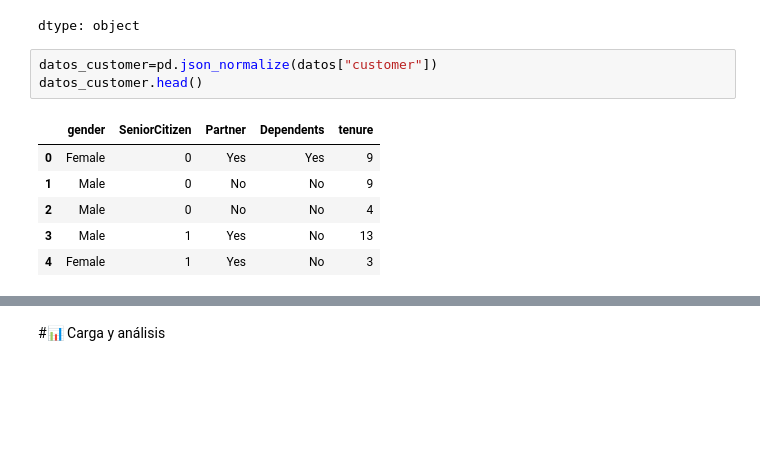
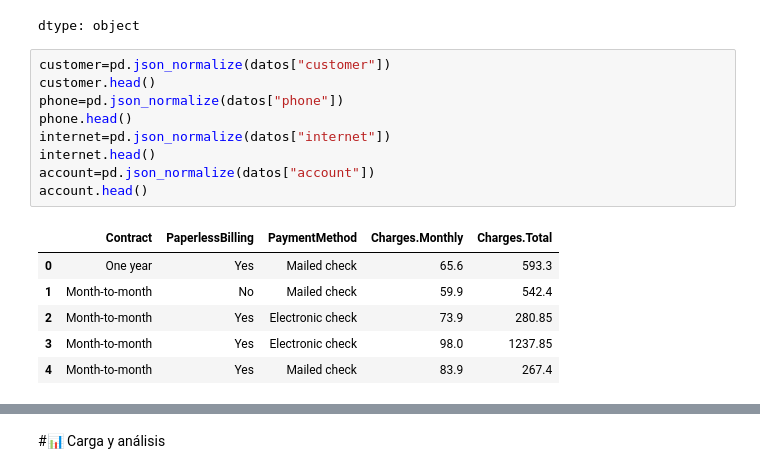
Before and after one commit to cmrondon2000/challenge2-data-science-LATAM, a Jupyter notebook: TelecomX_LATAM.ipynb, the cells around one changed output, grey strips where cells are left out. Cells and saved outputs as stored; diff of their text form; blank space fills up the shorter version.

```diff
--- a/TelecomX_LATAM.ipynb
+++ b/TelecomX_LATAM.ipynb
@@ -68,13 +71,19 @@ datos.dtypes
 | internet | object |
 | account | object |
 dtype: object
-# %%
-datos_customer=pd.json_normalize(datos["customer"])
-datos_customer.head()
-# %% [output]
-|  | gender | SeniorCitizen | Partner | Dependents | tenure |
-| 0 | Female | 0 | Yes | Yes | 9 |
-| 1 | Male | 0 | No | No | 9 |
-| 2 | Male | 0 | No | No | 4 |
-| 3 | Male | 1 | Yes | No | 13 |
-| 4 | Female | 1 | Yes | No | 3 |
+# %%
+customer=pd.json_normalize(datos["customer"])
+customer.head()
+phone=pd.json_normalize(datos["phone"])
+phone.head()
+internet=pd.json_normalize(datos["internet"])
+internet.head()
+account=pd.json_normalize(datos["account"])
+account.head()
+# %% [output]
+|  | Contract | PaperlessBilling | PaymentMethod | Charges.Monthly | Charges.Total |
+| 0 | One year | Yes | Mailed check | 65.6 | 593.3 |
+| 1 | Month-to-month | No | Mailed check | 59.9 | 542.4 |
+| 2 | Month-to-month | Yes | Electronic check | 73.9 | 280.85 |
+| 3 | Month-to-month | Yes | Electronic check | 98.0 | 1237.85 |
+| 4 | Month-to-month | Yes | Mailed check | 83.9 | 267.4 |
```
Also changed, not shown: parts of 5 cells of this notebook.
